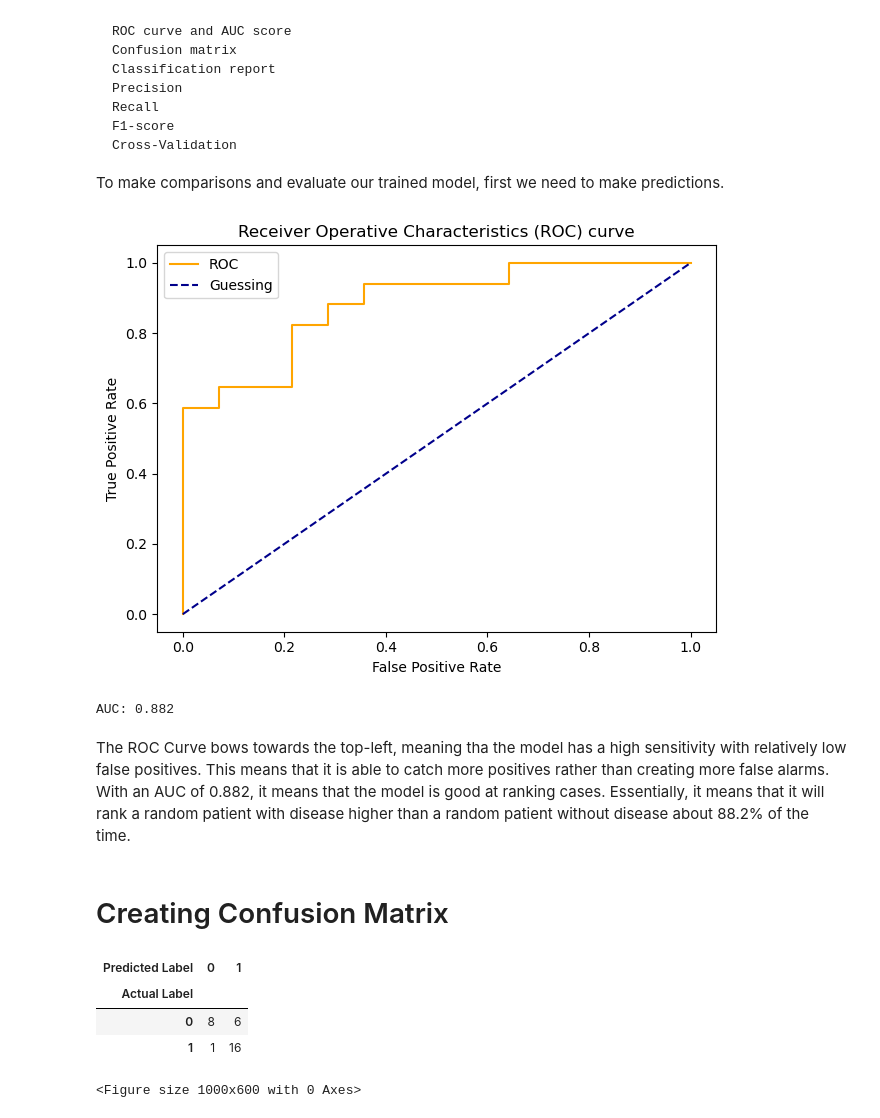
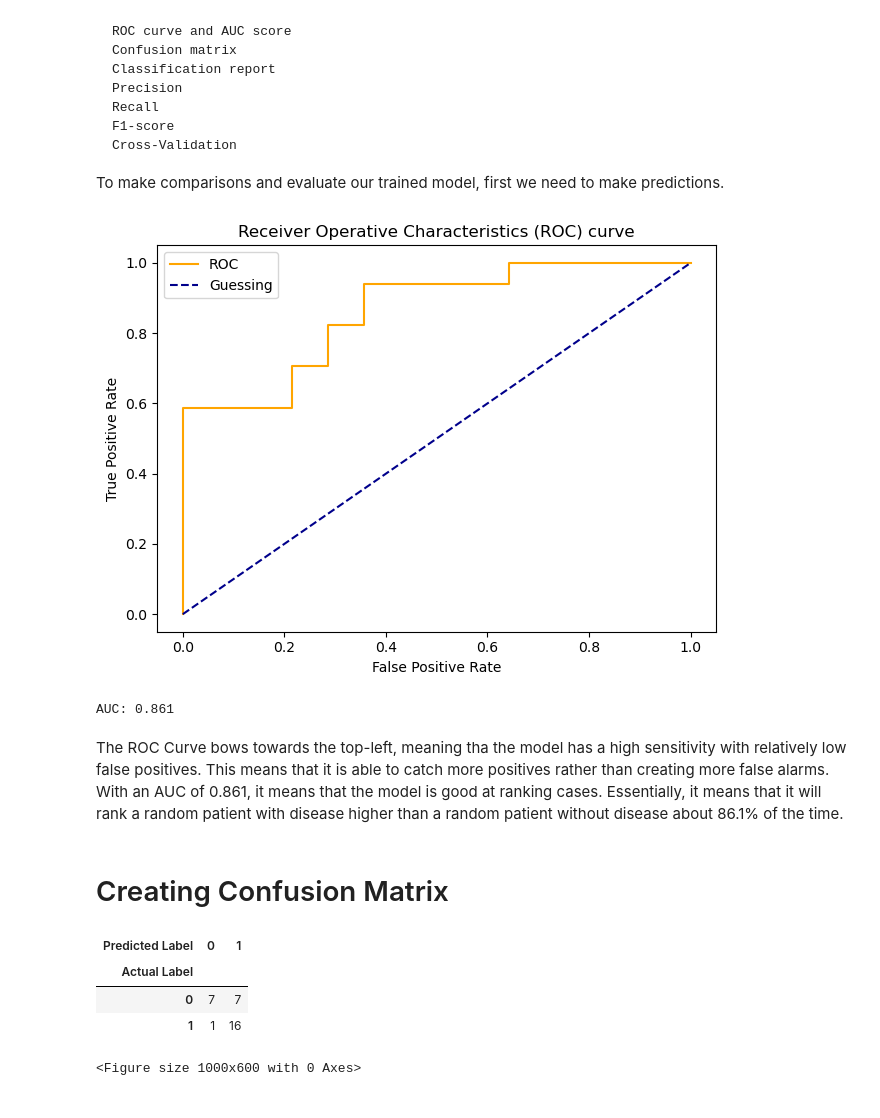
Before and after one commit to axellee1994/Heart_Disease_Classification, a Jupyter notebook: end-to-end-heart-disease-classification.ipynb, the cells around one changed output. Drawn from its saved outputs; the diff is of its cells as text; code cells hidden in the pictures.

Commit message:
Added random_state=42 into Classifier Instantiation

```diff
--- a/end-to-end-heart-disease-classification.ipynb
+++ b/end-to-end-heart-disease-classification.ipynb
@@ -835,50 +835,43 @@ To make comparisons and evaluate our trained model, first we need to make predic
 
 np.random.seed(42)
 
-# Copy the best parameters over from GridSearchCV
-best_params = grid_rf.best_params_.copy()
-best_params["random_state"]=42
-
 # Instantiate RandomForestCurve with best params
-clf =  RandomForestClassifier(**best_params)
-
-# Fit clf to the training data
-clf.fit(X_train, y_train)
+clf =  grid_rf.best_estimator_
 
 # Make predictions with probabilities
 y_probs = clf.predict_proba(X_test)
 y_positive_probs = y_probs[:,1]
 
 # Calculate false positive rate, true positive rate and thresholds
 fpr, tpr, threshold = roc_curve(y_test, y_positive_probs)
 
 def plot_roc_curve(fpr, tpr):
     plt.plot(fpr,
              tpr,
              color="orange",
              label="ROC")
     plt.plot([0,1],
             [0,1],
             color="darkblue",
             linestyle="--",
             label="Guessing")
     plt.xlabel("False Positive Rate")
     plt.ylabel("True Positive Rate")
     plt.title("Receiver Operative Characteristics (ROC) curve")
     plt.legend()
     plt.tight_layout()
     plt.show()
 
 plot_roc_curve(fpr, tpr)
 
 # To see AUC Score
 auc = roc_auc_score(y_test, y_positive_probs)
 print(f"AUC: {auc:.3f}")
 # %% [output]
-[figure, old version]
+[figure, new version]
-AUC: 0.882
+AUC: 0.861
 # %% [markdown]
-The ROC Curve bows towards the top-left, meaning tha the model has a high sensitivity with relatively low false positives. This means that it is able to catch more positives rather than creating more false alarms. With an AUC of 0.882, it means that the model is good at ranking cases. Essentially, it means that it will rank a random patient with disease higher than a random patient without disease about 88.2% of the time.
+The ROC Curve bows towards the top-left, meaning tha the model has a high sensitivity with relatively low false positives. This means that it is able to catch more positives rather than creating more false alarms. With an AUC of 0.861, it means that the model is good at ranking cases. Essentially, it means that it will rank a random patient with disease higher than a random patient without disease about 86.1% of the time.
 # %% [markdown]
 # Creating Confusion Matrix
 # %%
@@ -888,6 +881,6 @@ pd.crosstab(y_test, y_preds, rownames=["Actual Label"], colnames=["Predicted Lab
 # %% [output]
 | Predicted Label | 0 | 1 |
 | Actual Label |  |  |
-| 0 | 8 | 6 |
+| 0 | 7 | 7 |
 | 1 | 1 | 16 |
 # %%
```
Also changed, not shown: parts of 4 cells of this notebook.
